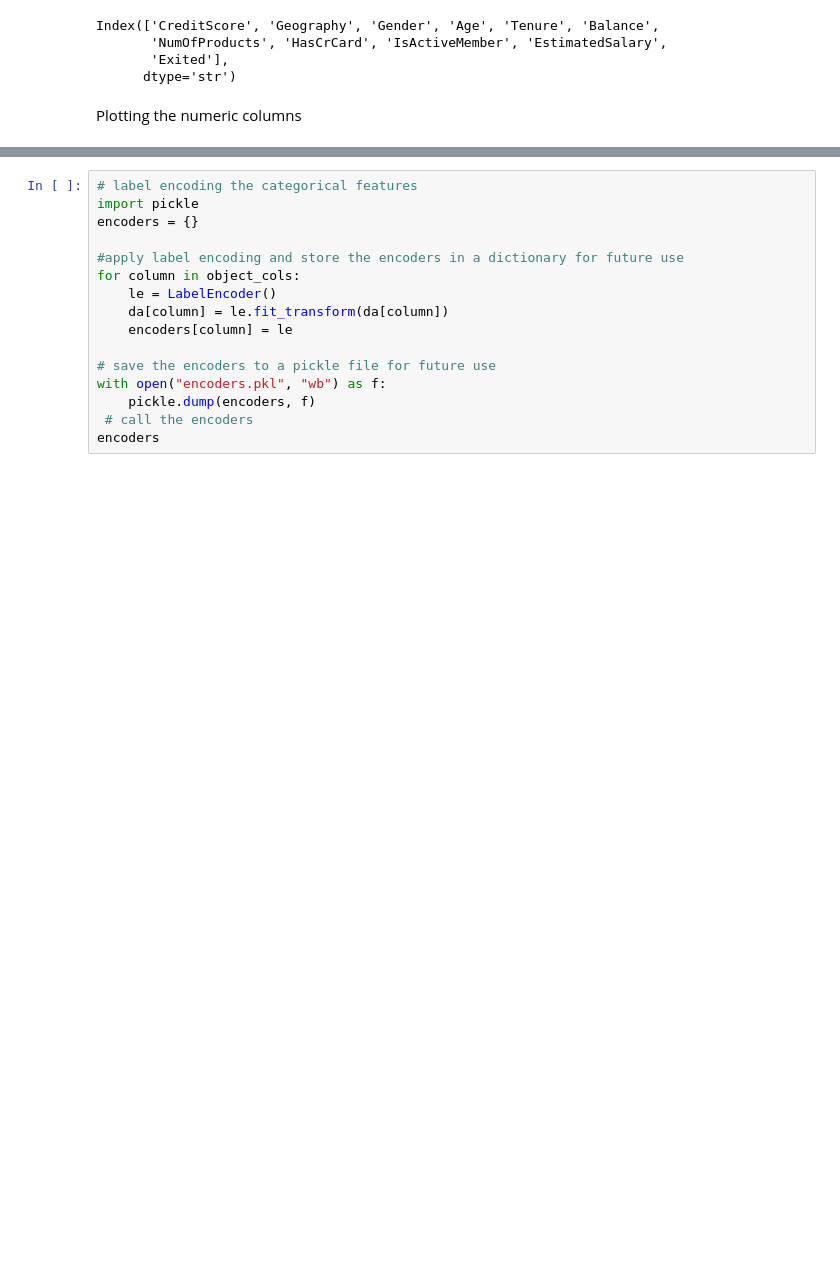
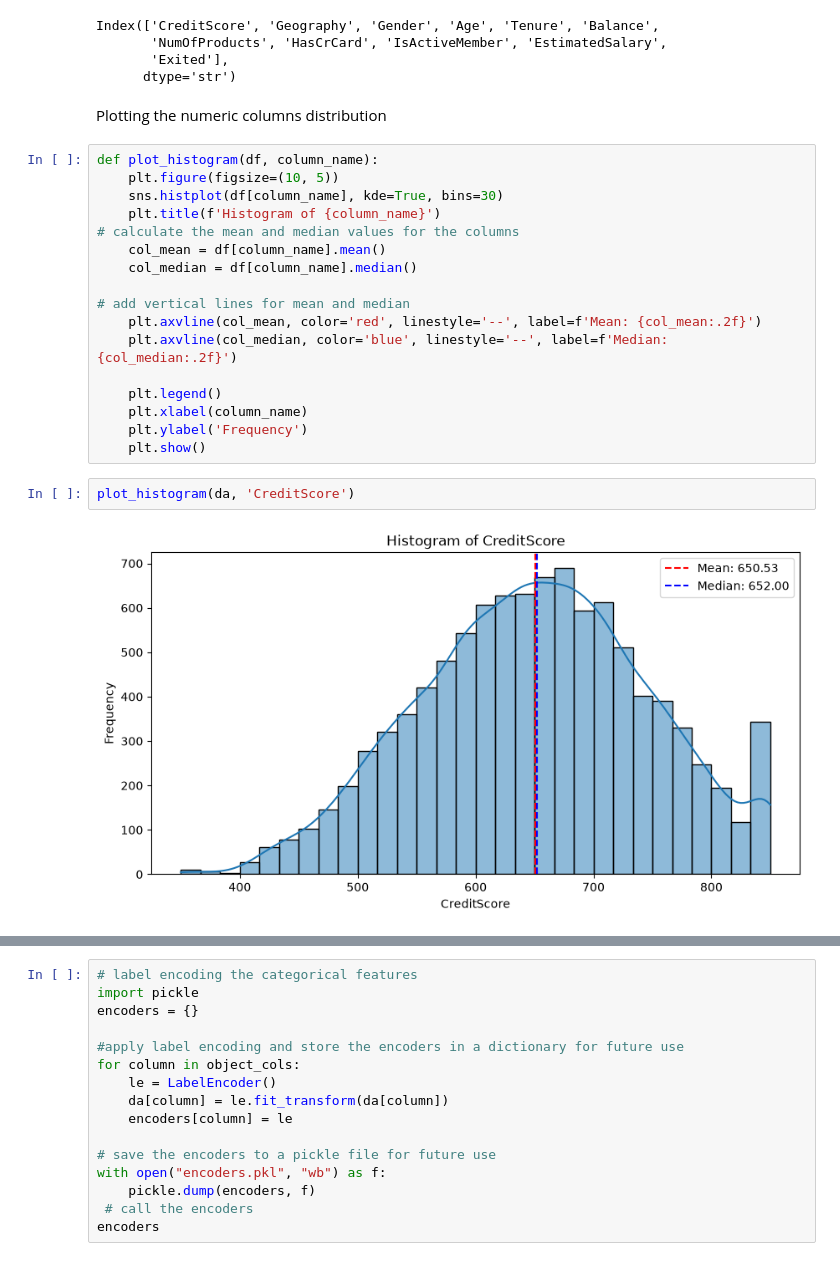
Before and after one commit to olaoluwacode/UD_Customer_Churn_Prediction, a Jupyter notebook: eda.ipynb, the cells around one changed output, grey strips where cells are left out. Saved outputs shown, nothing was run; the diff lists cells and outputs as text; blank space fills up the shorter version.

```diff
--- a/eda.ipynb
+++ b/eda.ipynb
@@ -590,4 +590,25 @@ Index(['CreditScore', 'Geography', 'Gender', 'Age', 'Tenure', 'Balance',
        'Exited'],
       dtype='str')
 # %% [markdown]
-Plotting the numeric columns
+Plotting the numeric columns distribution
+# %%
+def plot_histogram(df, column_name):
+    plt.figure(figsize=(10, 5))
+    sns.histplot(df[column_name], kde=True, bins=30)
+    plt.title(f'Histogram of {column_name}')
+# calculate the mean and median values for the columns
+    col_mean = df[column_name].mean()
+    col_median = df[column_name].median()
+
+# add vertical lines for mean and median
+    plt.axvline(col_mean, color='red', linestyle='--', label=f'Mean: {col_mean:.2f}')
+    plt.axvline(col_median, color='blue', linestyle='--', label=f'Median: {col_median:.2f}')
+
+    plt.legend()
+    plt.xlabel(column_name)
+    plt.ylabel('Frequency')
+    plt.show()
+# %%
+plot_histogram(da, 'CreditScore')
+# %% [output]
+[figure, added]
```
Also changed, not shown: parts of 5 cells of this notebook.
